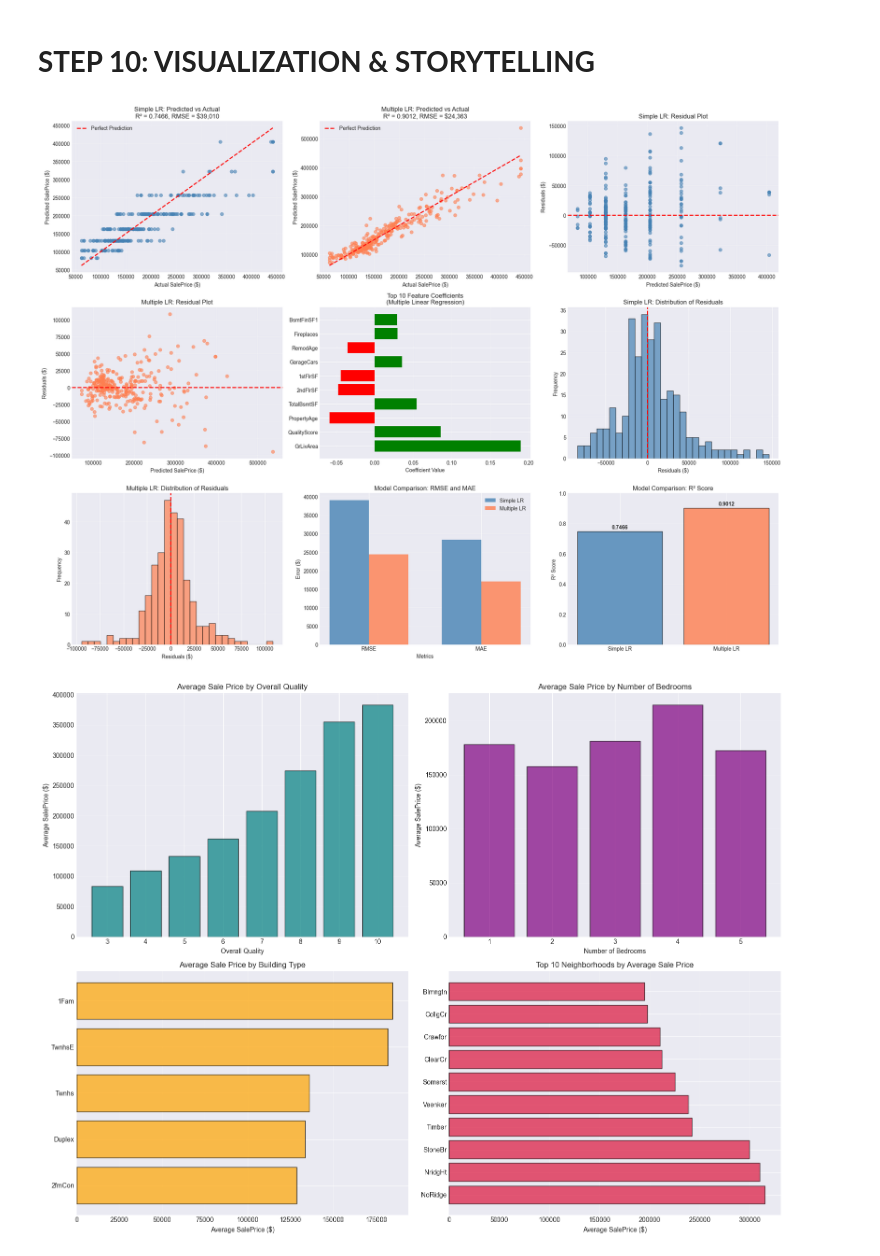
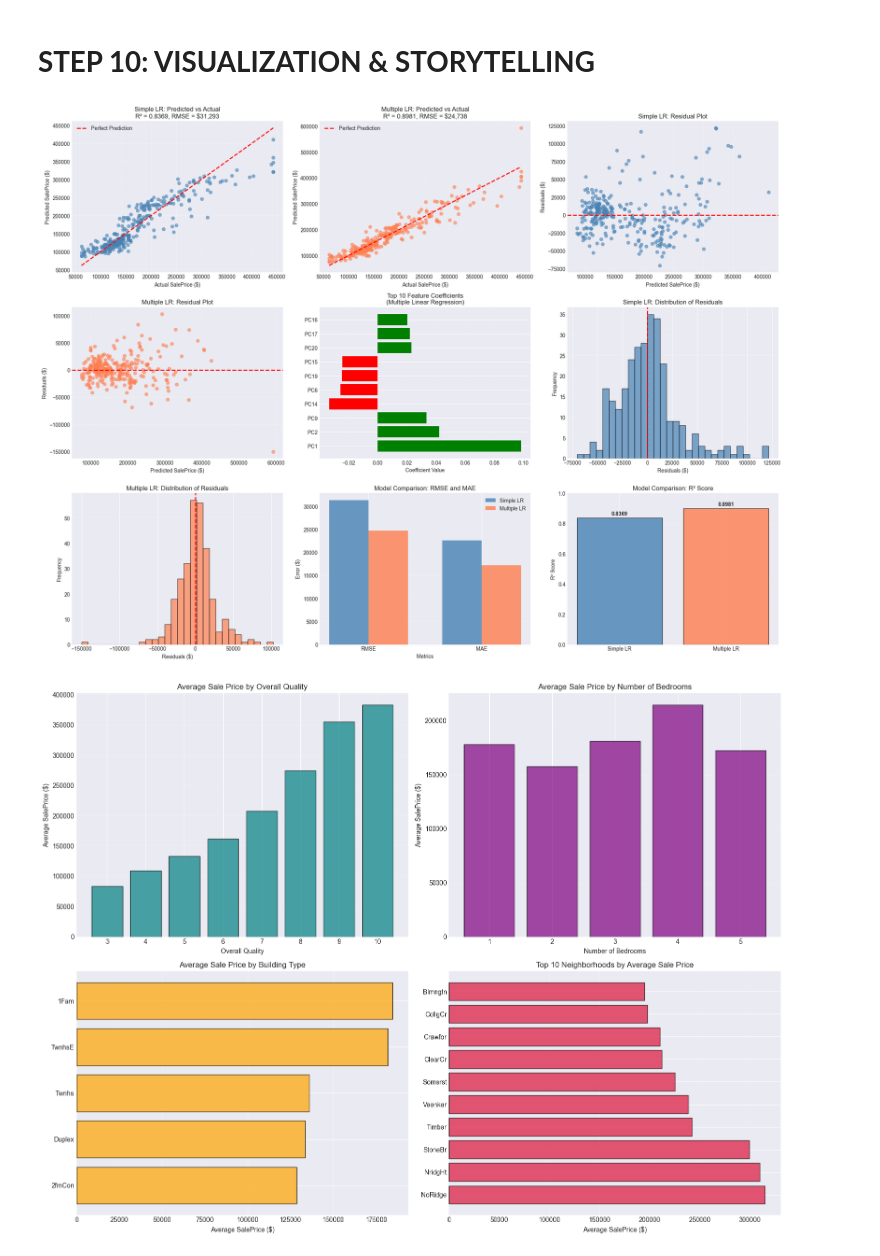
Before and after one commit to hsoni92/ml-workbook, a Jupyter notebook: bits-trimester1-apex-project/protected_apex_project_phase4_deliverable.ipynb, the cells around one changed output. Cells and saved outputs as stored; diff of their text form; code cells hidden in the pictures.

```diff
--- a/bits-trimester1-apex-project/protected_apex_project_phase4_deliverable.ipynb
+++ b/bits-trimester1-apex-project/protected_apex_project_phase4_deliverable.ipynb
@@ -1209,29 +1209,23 @@ QualityScore         178
 
 Build a multiple linear regression model using top selected features from feature selection phase.
 # %%
-# Build Multiple Linear Regression model using all selected features
-# Scale features for better model performance
-scaler_mlr = StandardScaler()
-X_train_scaled = scaler_mlr.fit_transform(X_train)
-X_test_scaled = scaler_mlr.transform(X_test)
+# Build Multiple Linear Regression model using all PCA components
+# Note: X_reduced is already scaled (from PCA preprocessing), so no need to scale again
 
 # Build Multiple Linear Regression model
 multiple_lr = LinearRegression()
-multiple_lr.fit(X_train_scaled, y_train_log)
+multiple_lr.fit(X_train, y_train_log)
 
 # Make predictions
-y_pred_multiple_log = multiple_lr.predict(X_test_scaled)
-
-# Convert predictions back to original scale (inverse log transform)
-y_pred_multiple = np.expm1(y_pred_multiple_log)
+y_pred_multiple = multiple_lr.predict(X_test)
 
 print("Multiple Linear Regression Model")
 print("=" * 50)
-print(f"Number of features used: {len(X_train.columns)}")
+print(f"Number of features used: {X_train.shape[1]}")
 print(f"Intercept: {multiple_lr.intercept_:.4f}")
 print(f"\nTop 10 feature coefficients:")
 coef_df = pd.DataFrame({
-    'Feature': X_train.columns,
+    'Feature': [f'PC{i+1}' for i in range(X_train.shape[1])],
     'Coefficient': multiple_lr.coef_
 }).sort_values(by='Coefficient', key=abs, ascending=False)
 
@@ -1279,17 +1273,24 @@ def evaluate_model(y_true, y_pred, model_name):
 
     return {'RMSE': rmse, 'MAE': mae, 'R²': r2}
 
+# Transform predictions from log space back to original space
+# Since we used log1p (log(1+x)), we need to use exp(x)-1 to reverse it
+y_pred_simple_orig = np.exp(y_pred_simple) - 1
+y_pred_multiple_orig = np.exp(y_pred_multiple) - 1
+y_pred_gb_orig = np.exp(y_pred_gb) - 1
+y_pred_lgb_orig = np.exp(y_pred_lgb) - 1
+
 # Evaluate Simple Linear Regression
-metrics_simple = evaluate_model(y_test_orig, y_pred_simple, "Simple Linear Regression")
+metrics_simple = evaluate_model(y_test_orig, y_pred_simple_orig, "Simple Linear Regression")
 
 # Evaluate Multiple Linear Regression
-metrics_multiple = evaluate_model(y_test_orig, y_pred_multiple, "Multiple Linear Regression")
+metrics_multiple = evaluate_model(y_test_orig, y_pred_multiple_orig, "Multiple Linear Regression")
 
 # Evaluate Gradient Boosting
-metrics_gb = evaluate_model(y_test_orig, y_pred_gb, "Gradient Boosting")
+metrics_gb = evaluate_model(y_test_orig, y_pred_gb_orig, "Gradient Boosting")
 
 # Evaluate LightGBM
-metrics_lgb = evaluate_model(y_test_orig, y_pred_lgb, "LightGBM")
+metrics_lgb = evaluate_model(y_test_orig, y_pred_lgb_orig, "LightGBM")
 # %% [output]
 Simple Linear Regression Evaluation Metrics
 ==================================================
@@ -1364,7 +1365,7 @@ fig = plt.figure(figsize=(20, 15))
 
 # 1. Predicted vs Actual Scatter Plot (Simple Linear Regression)
 ax1 = plt.subplot(3, 3, 1)
-plt.scatter(y_test_orig, y_pred_simple, alpha=0.6, color='steelblue')
+plt.scatter(y_test_orig, y_pred_simple_orig, alpha=0.6, color='steelblue')
 plt.plot([y_test_orig.min(), y_test_orig.max()],
          [y_test_orig.min(), y_test_orig.max()], 'r--', lw=2, label='Perfect Prediction')
 plt.xlabel('Actual SalePrice ($)')
@@ -1375,7 +1376,7 @@ plt.grid(True, alpha=0.3)
 
 # 2. Predicted vs Actual Scatter Plot (Multiple Linear Regression)
 ax2 = plt.subplot(3, 3, 2)
-plt.scatter(y_test_orig, y_pred_multiple, alpha=0.6, color='coral')
+plt.scatter(y_test_orig, y_pred_multiple_orig, alpha=0.6, color='coral')
 plt.plot([y_test_orig.min(), y_test_orig.max()],
          [y_test_orig.min(), y_test_orig.max()], 'r--', lw=2, label='Perfect Prediction')
 plt.xlabel('Actual SalePrice ($)')
@@ -1386,8 +1387,8 @@ plt.grid(True, alpha=0.3)
 
 # 3. Residual Plot (Simple Linear Regression)
 ax3 = plt.subplot(3, 3, 3)
-residuals_simple = y_test_orig - y_pred_simple
-plt.scatter(y_pred_simple, residuals_simple, alpha=0.6, color='steelblue')
+residuals_simple = y_test_orig - y_pred_simple_orig
+plt.scatter(y_pred_simple_orig, residuals_simple, alpha=0.6, color='steelblue')
 plt.axhline(y=0, color='r', linestyle='--', lw=2)
 plt.xlabel('Predicted SalePrice ($)')
 plt.ylabel('Residuals ($)')
@@ -1396,8 +1397,8 @@ plt.grid(True, alpha=0.3)
 
 # 4. Residual Plot (Multiple Linear Regression)
 ax4 = plt.subplot(3, 3, 4)
-residuals_multiple = y_test_orig - y_pred_multiple
-plt.scatter(y_pred_multiple, residuals_multiple, alpha=0.6, color='coral')
+residuals_multiple = y_test_orig - y_pred_multiple_orig
+plt.scatter(y_pred_multiple_orig, residuals_multiple, alpha=0.6, color='coral')
 plt.axhline(y=0, color='r', linestyle='--', lw=2)
 plt.xlabel('Predicted SalePrice ($)')
 plt.ylabel('Residuals ($)')
@@ -1438,34 +1439,34 @@ metrics_to_plot = ['RMSE', 'MAE']
 x_pos = np.arange(len(metrics_to_plot))
 width = 0.35
 plt.bar(x_pos - width/2, [metrics_simple[m] for m in metrics_to_plot],
         width, label='Simple LR', color='steelblue', alpha=0.8)
 plt.bar(x_pos + width/2, [metrics_multiple[m] for m in metrics_to_plot],
         width, label='Multiple LR', color='coral', alpha=0.8)
 plt.xlabel('Metrics')
 plt.ylabel('Error ($)')
 plt.title('Model Comparison: RMSE and MAE')
 plt.xticks(x_pos, metrics_to_plot)
 plt.legend()
 plt.grid(True, alpha=0.3, axis='y')
 
 # 9. R² Comparison
 ax9 = plt.subplot(3, 3, 9)
 models = ['Simple LR', 'Multiple LR']
 r2_scores = [metrics_simple['R²'], metrics_multiple['R²']]
 colors_bar = ['steelblue', 'coral']
 bars = plt.bar(models, r2_scores, color=colors_bar, alpha=0.8, edgecolor='black')
 plt.ylabel('R² Score')
 plt.title('Model Comparison: R² Score')
 plt.ylim([0, 1])
 for i, (bar, score) in enumerate(zip(bars, r2_scores)):
     plt.text(bar.get_x() + bar.get_width()/2, bar.get_height() + 0.01,
              f'{score:.4f}', ha='center', va='bottom', fontweight='bold')
 plt.grid(True, alpha=0.3, axis='y')
 
 plt.tight_layout()
 plt.show()
 # %% [output]
-[figure, old version]
+[figure, new version]
 # %%
 # Additional segmented visualizations
 fig, axes = plt.subplots(2, 2, figsize=(16, 12))
```
Also changed, not shown: parts of 13 cells of this notebook, 1 other file.
